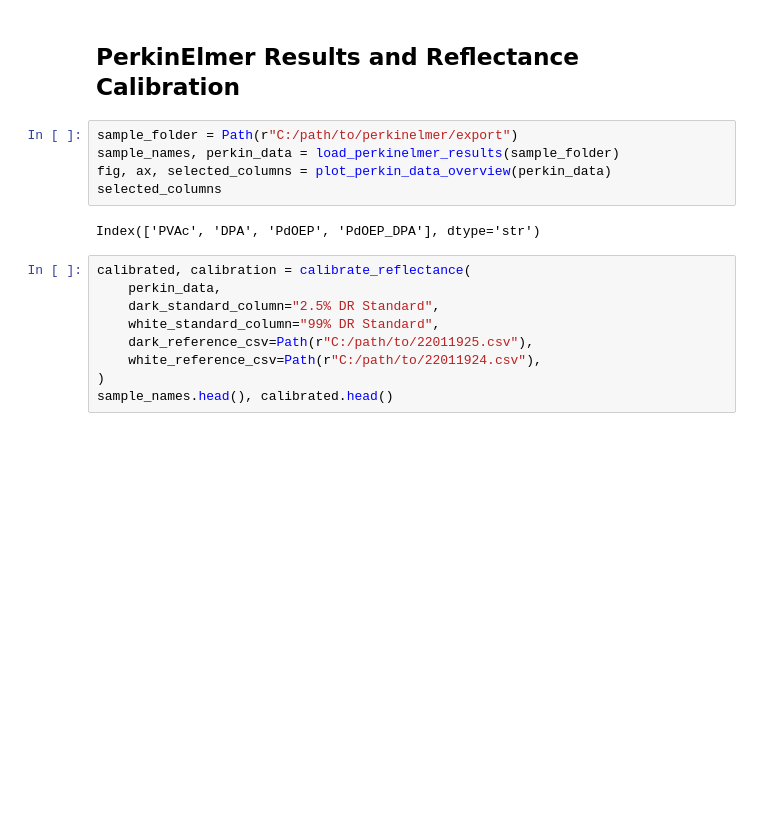
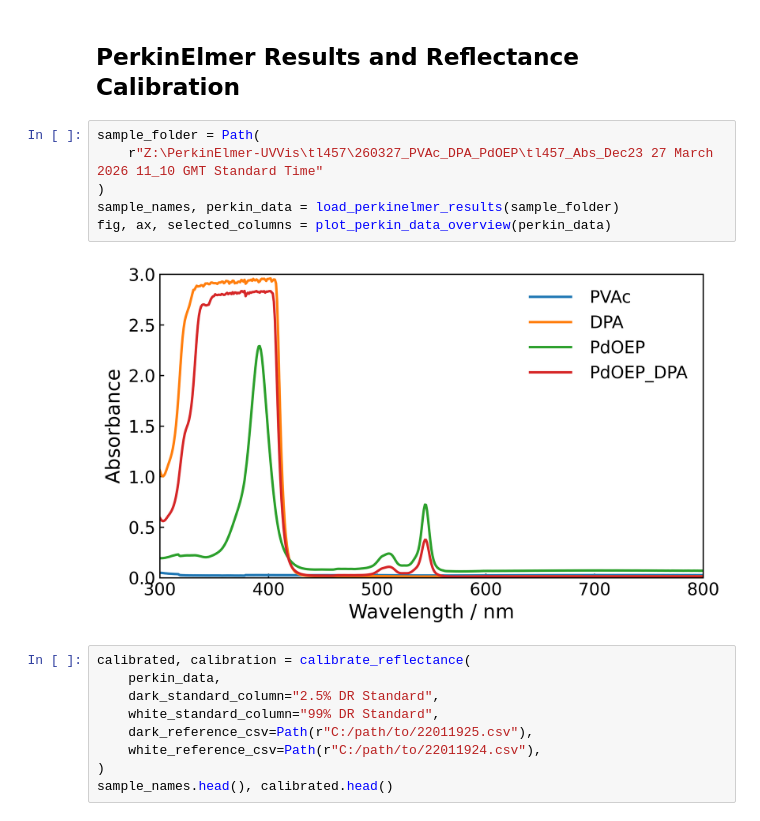
Before and after one commit to Cambridge-PAM/spectroscopy, a Jupyter notebook: Spectroscopy-Examples.ipynb, the cells around one changed output. Drawn from its saved outputs; the diff is of its cells as text; blank space fills up the shorter version.

```diff
--- a/Spectroscopy-Examples.ipynb
+++ b/Spectroscopy-Examples.ipynb
@@ -61,12 +63,13 @@ mapping.filtered.shape
 # %% [markdown]
 ## PerkinElmer Results and Reflectance Calibration
 # %%
-sample_folder = Path(r"C:/path/to/perkinelmer/export")
+sample_folder = Path(
+    r"Z:\PerkinElmer-UVVis\tl457\260327_PVAc_DPA_PdOEP\tl457_Abs_Dec23 27 March 2026 11_10 GMT Standard Time"
+)
 sample_names, perkin_data = load_perkinelmer_results(sample_folder)
 fig, ax, selected_columns = plot_perkin_data_overview(perkin_data)
-selected_columns
 # %% [output]
-Index(['PVAc', 'DPA', 'PdOEP', 'PdOEP_DPA'], dtype='str')
+[figure, added]
 # %%
 calibrated, calibration = calibrate_reflectance(
     perkin_data,
```
Also changed, not shown: parts of 3 cells of this notebook, 1 other file.
